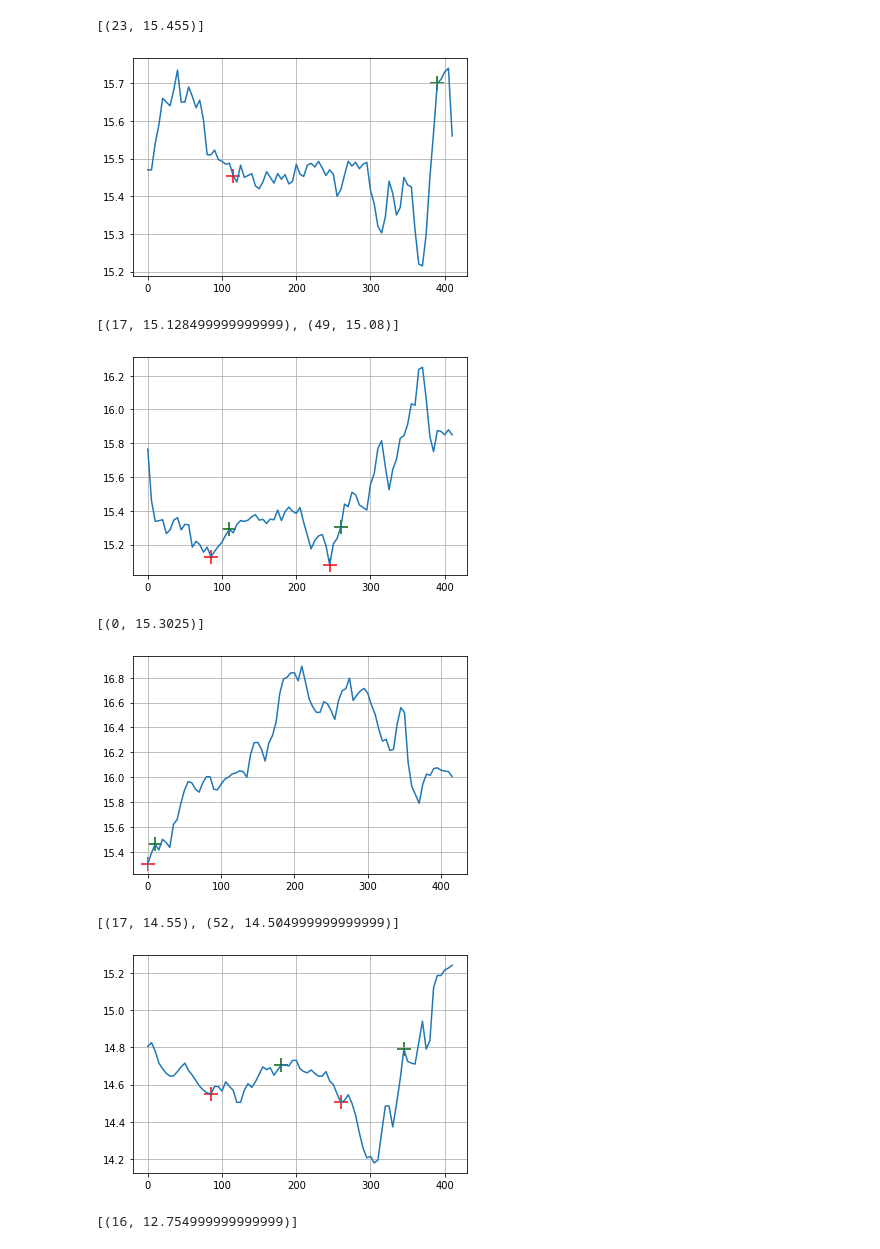
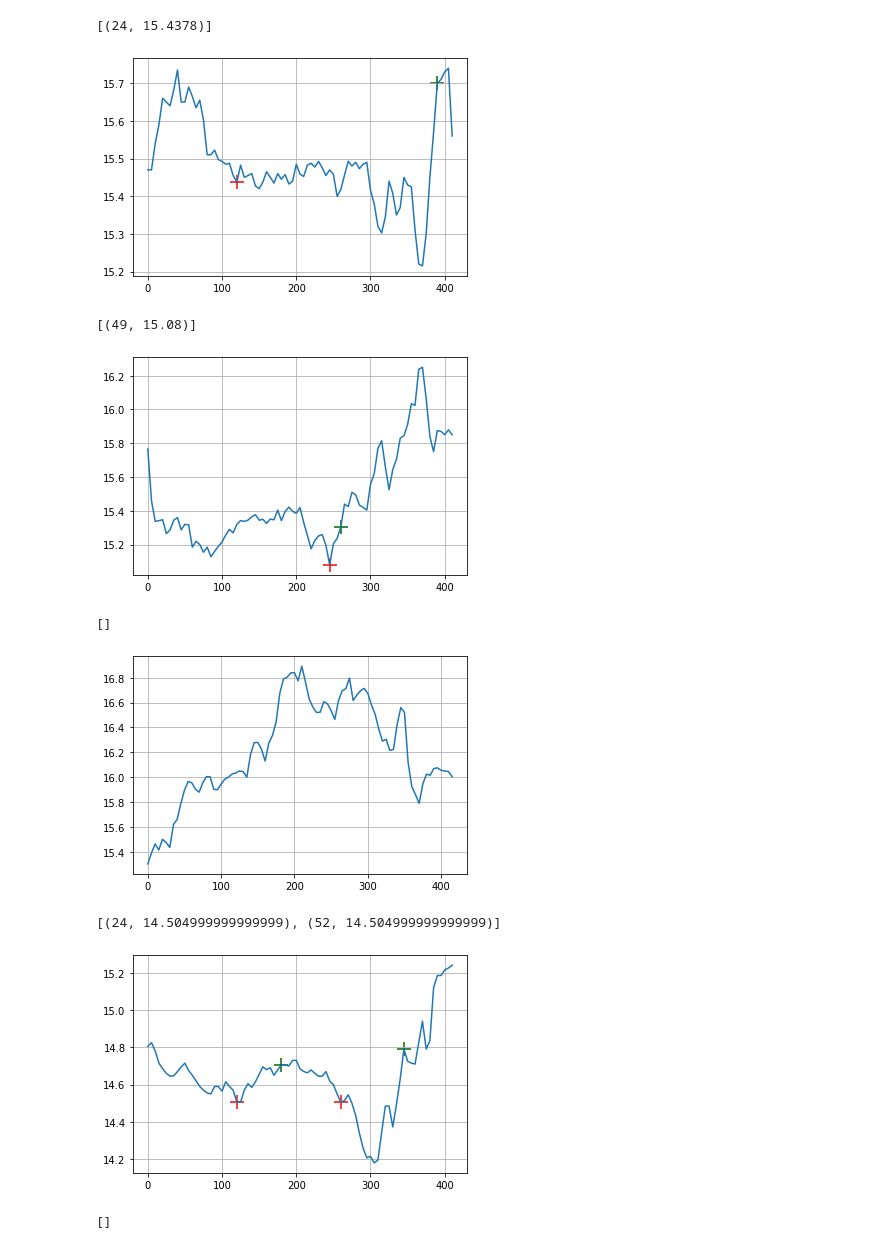
Before and after one commit to pinouche/investment_analysis, a Jupyter notebook: day_trading_test.ipynb, the cells around one changed output. Saved outputs shown, nothing was run; the diff lists cells and outputs as text; code cells hidden in the pictures.

```diff
--- a/day_trading_test.ipynb
+++ b/day_trading_test.ipynb
@@ -7,19 +8,32 @@ import matplotlib.pyplot as plt
 # %%
 def get_historical_data(symbol, period="5min"):
 
-    url = f"https://www.alphavantage.co/query?function=TIME_SERIES_INTRADAY&symbol={symbol}&interval={period}&outputsize=full&apikey=XQJSCNK7QEMWH6RZ"
+    if period == "5min":
+        url = f"https://www.alphavantage.co/query?function=TIME_SERIES_INTRADAY&symbol={symbol}&interval={period}&outputsize=full&apikey=demo"
+    elif period == "Daily":
+        url = f"https://www.alphavantage.co/query?function=TIME_SERIES_DAILY&symbol={symbol}&outputsize=full&apikey=demo"
+
     r = requests.get(url)
     data = r.json()
 
     return data
 # %%
-def remove_after_hour_data(data):
+def remove_after_hour_data(data, period="5min"):
 
-    dates_list = list(data['Time Series (5min)'].keys())
-    bool_list = [(int(d.split(" ")[-1].split(":")[0]) < 16) and (int(d.split(" ")[-1].split(":")[0]) > 8) for d in dates_list]
+    key_string = "Time Series (" + period + ")"
 
-    data_array = np.array(list(data['Time Series (5min)'].values()))[bool_list]
-    date_array = np.array(list(data['Time Series (5min)'].keys()))[bool_list]
+    if period != "Daily":
+
+        dates_list = list(data[key_string].keys())
+        bool_list = [(int(d.split(" ")[-1].split(":")[0]) < 16) and (int(d.split(" ")[-1].split(":")[0]) > 8) for d in dates_list]
+
+        data_array = np.array(list(data[key_string].values()))[bool_list]
+        date_array = np.array(list(data[key_string].keys()))[bool_list]
+
+    else:
+
+        data_array = np.array(list(data[key_string].values()))
+        date_array = np.array(list(data[key_string].keys()))
 
     return date_array, data_array
 # %%
@@ -41,13 +55,13 @@ def split_data_by_day(date_array, data_array):
 
     return list_data_per_day
 # %%
-data = get_historical_data("RKLB")
+data = get_historical_data("AAPL", "5min")
 # %%
-date_array, data_array = remove_after_hour_data(data)
+date_array, data_array = remove_after_hour_data(data, "5min")
 # %%
 list_data_per_day = split_data_by_day(date_array, data_array)
 # %%
-for d in list_data_per_day:
+curate_data("SPY")for d in list_data_per_day:
 
     min_first_hours = np.min(d[:24])
     argmin_first_hours = np.argmin(d[:24])
@@ -61,43 +75,43 @@ for d in list_data_per_day:
     buy = True
     sell = False
 
-    counter = argmin_first_hours
-    for entry in d[argmin_first_hours:]:
+    counter = 24
+    for entry in d[24:]:
 
         if entry < global_minimum:
             global_minimum = entry
 
         if entry <= global_minimum and buy:
             list_buy.append((counter, entry))
 
             buy = False
             sell = True
 
         if entry > min_first_hours*1.01 and sell:
 
             list_sell.append((counter, entry))
 
             buy = True
             sell = False
 
         counter += 1
 
     print(list_buy)
 
 
     plt.plot()
     plt.grid(True)
     plt.plot(np.arange(len(d))*5, d)
     plt.scatter(np.array([l[0] for l in list_buy])*5, [l[1] for l in list_buy], marker = "+", c = "red", s=200)
     plt.scatter(np.array([l[0] for l in list_sell])*5, [l[1] for l in list_sell], marker = "+", c = "darkgreen", s=200)
     plt.show()
 # %% [output]
-[(23, 15.455)]
+[(24, 15.4378)]
-[figure, old version]
+[figure, new version]
-[(17, 15.128499999999999), (49, 15.08)]
+[(49, 15.08)]
-[figure, old version]
+[figure, new version]
-[(0, 15.3025)]
+[]
-[figure, old version]
+[figure, new version]
-[(17, 14.55), (52, 14.504999999999999)]
+[(24, 14.504999999999999), (52, 14.504999999999999)]
-[figure, old version]
+[figure, new version]
-[(16, 12.754999999999999)]
+[]
```
Also changed, not shown: parts of 10 cells of this notebook.
